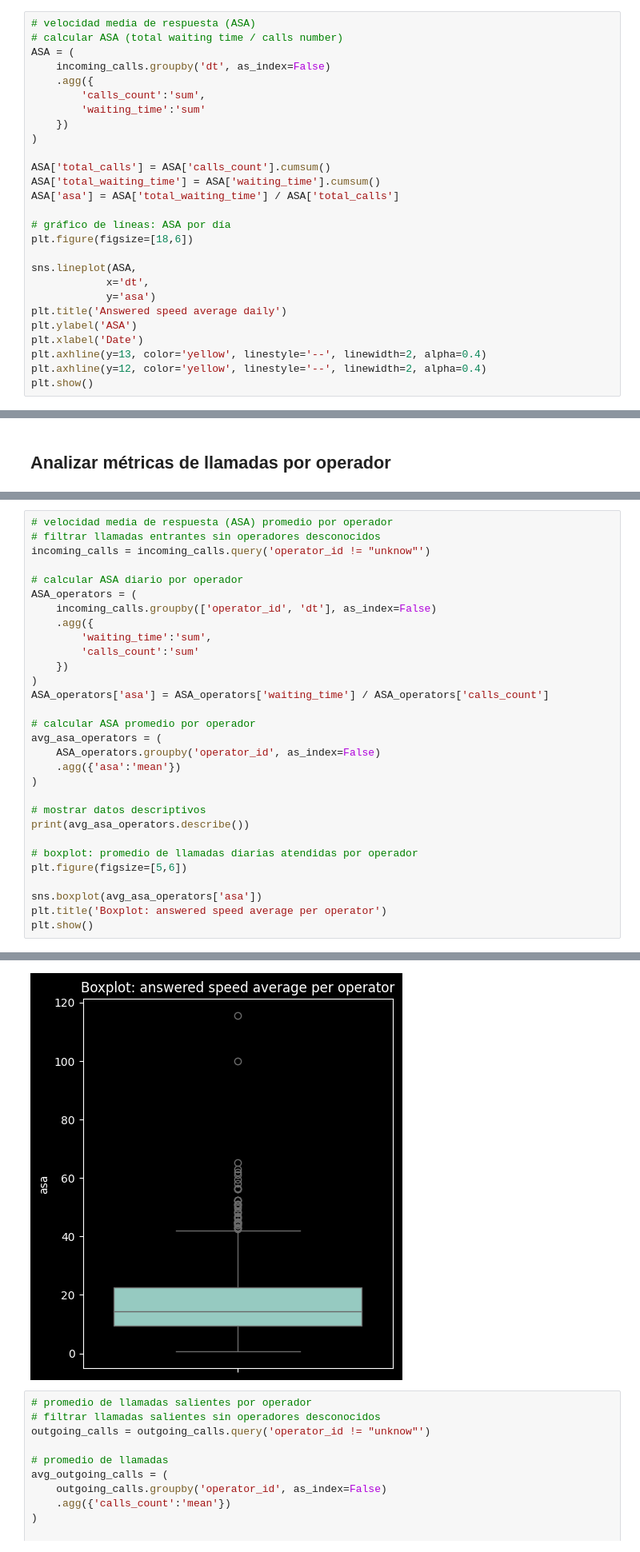
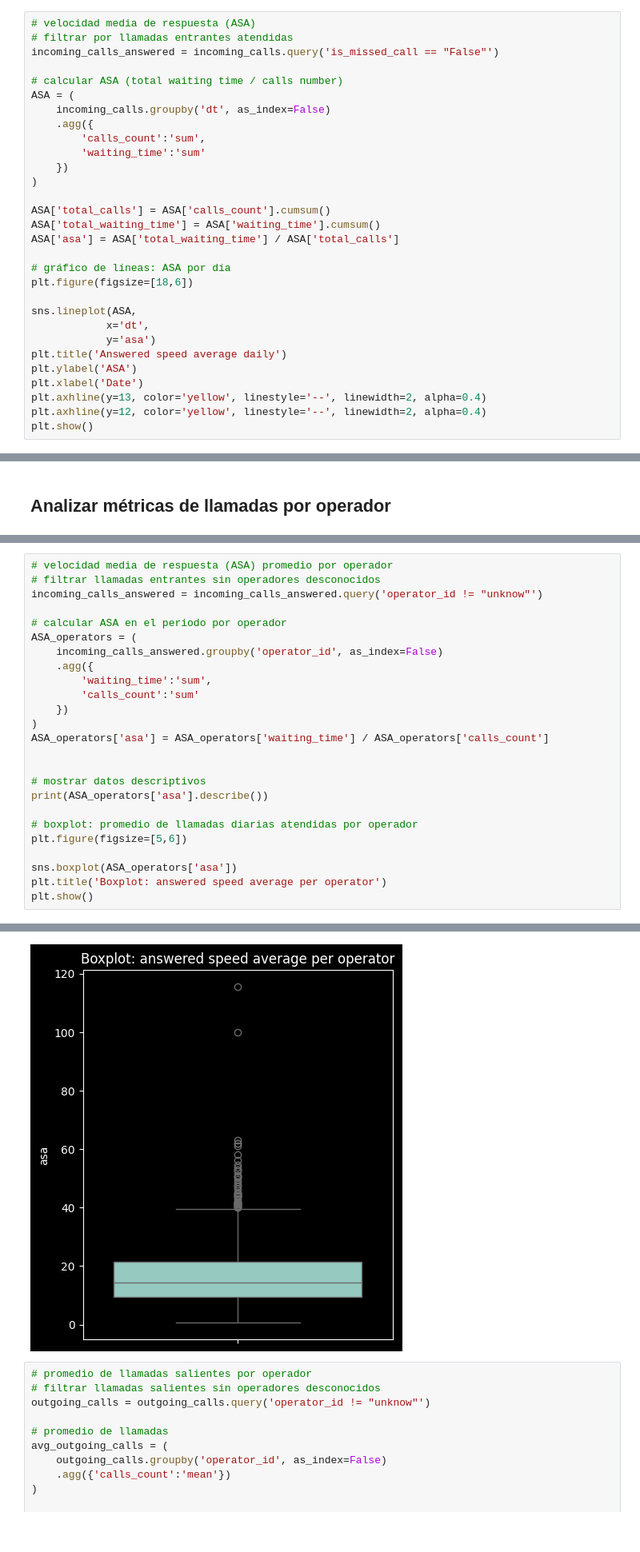
Before and after one commit to XivxnX/analisis_CallMeBaby, a Jupyter notebook: analisis_callmebaby.ipynb, the cells around one changed output, grey strips where cells are left out. Shown at 80% size. Cells and saved outputs as stored; diff of their text form.

```diff
--- a/analisis_callmebaby.ipynb
+++ b/analisis_callmebaby.ipynb
@@ -254,6 +254,9 @@ plt.show()
 [figure]
 # %%
 # velocidad media de respuesta (ASA)
+# filtrar por llamadas entrantes atendidas
+incoming_calls_answered = incoming_calls.query('is_missed_call == "False"')
+
 # calcular ASA (total waiting time / calls number)
 ASA = (
     incoming_calls.groupby('dt', as_index=False)
@@ -409,11 +437,11 @@ max       7.000000
 # %%
 # velocidad media de respuesta (ASA) promedio por operador
 # filtrar llamadas entrantes sin operadores desconocidos
-incoming_calls = incoming_calls.query('operator_id != "unknow"')
+incoming_calls_answered = incoming_calls_answered.query('operator_id != "unknow"')
 
-# calcular ASA diario por operador
+# calcular ASA en el periodo por operador
 ASA_operators = (
-    incoming_calls.groupby(['operator_id', 'dt'], as_index=False)
+    incoming_calls_answered.groupby('operator_id', as_index=False)
     .agg({
         'waiting_time':'sum',
         'calls_count':'sum'
@@ -421,19 +449,14 @@ ASA_operators = (
 )
 ASA_operators['asa'] = ASA_operators['waiting_time'] / ASA_operators['calls_count']
 
-# calcular ASA promedio por operador
-avg_asa_operators = (
-    ASA_operators.groupby('operator_id', as_index=False)
-    .agg({'asa':'mean'})
-)
 
 # mostrar datos descriptivos
-print(avg_asa_operators.describe())
+print(ASA_operators['asa'].describe())
 
 # boxplot: promedio de llamadas diarias atendidas por operador
 plt.figure(figsize=[5,6])
 
-sns.boxplot(avg_asa_operators['asa'])
+sns.boxplot(ASA_operators['asa'])
 plt.title('Boxplot: answered speed average per operator')
 plt.show()
 # %% [output]
@@ -449,4 +472,4 @@ max    115.500000
-[figure, old version]
+[figure, new version]
 # %%
 # promedio de llamadas salientes por operador
 # filtrar llamadas salientes sin operadores desconocidos
```
Also changed, not shown: parts of 14 cells of this notebook.
